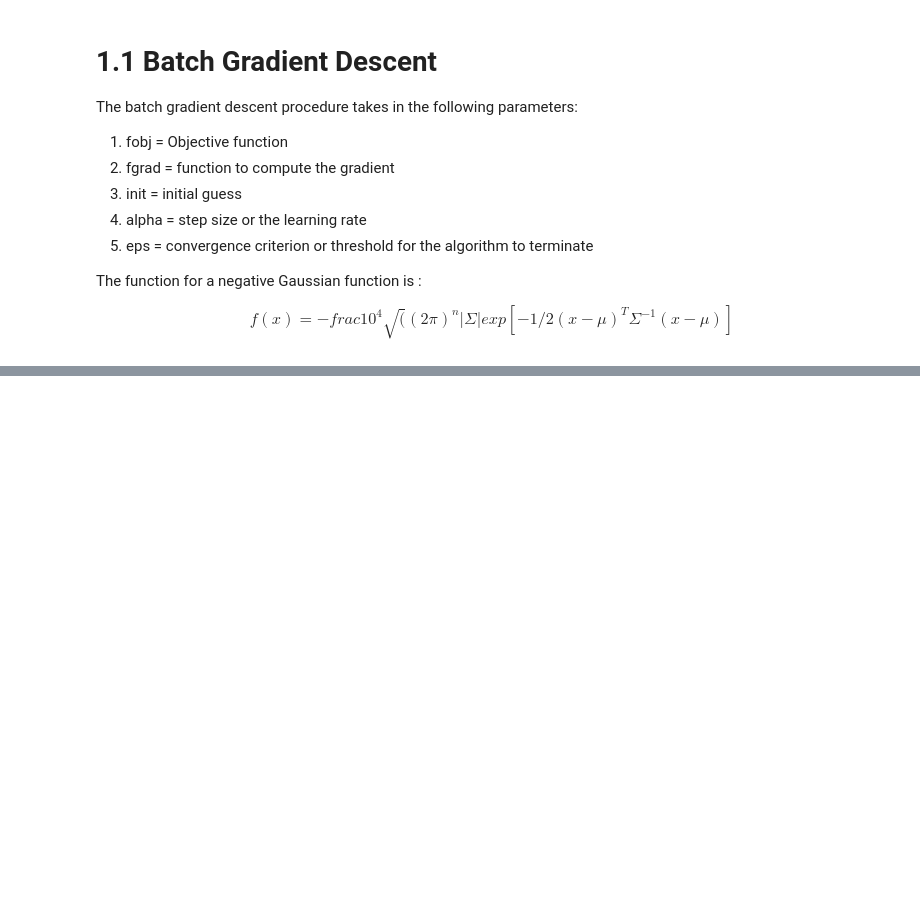
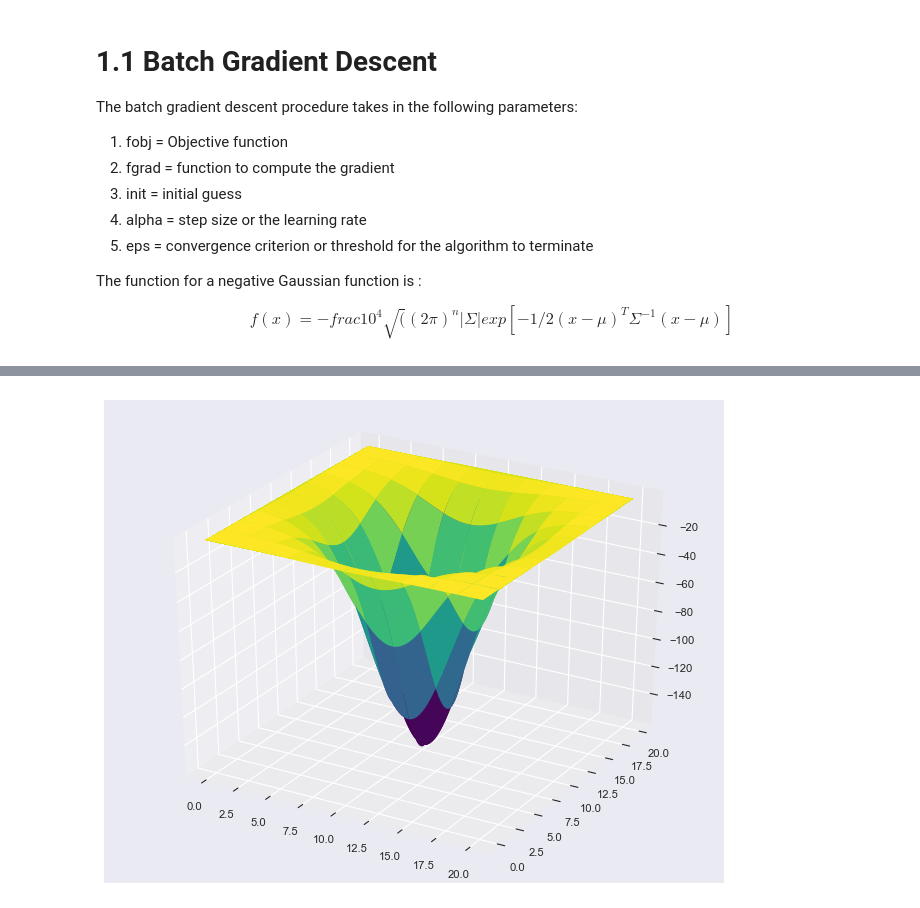
Before and after one commit to kulinseth/ml_courses, a Jupyter notebook: hw1/code/P1/hw1.ipynb, the cells around one changed output, grey strips where cells are left out. Cells and saved outputs as stored; diff of their text form; code cells hidden in the pictures; blank space fills up the shorter version.

```diff
--- a/hw1/code/P1/hw1.ipynb
+++ b/hw1/code/P1/hw1.ipynb
@@ -21,6 +21,9 @@ import numpy as np
 import pandas as pd
 import seaborn as sns
 import pylab as pl
+import matplotlib.pyplot as plt
+from matplotlib import cm
+from mpl_toolkits.mplot3d import Axes3D
 
 def getData():
 
@@ -53,25 +56,26 @@ def getParameters():
 # It returns function, grad as the values
 def neg_gaussian_func(x):
     mu, cov, _, _ = getParameters()
-    mu = mu.reshape((mu.shape[0],1))
-    const = np.sqrt(np.linalg.det(2*np.pi*cov))
-    f = -(1)/const *(np.exp(-1/2*np.dot(np.dot((x-mu).T, np.linalg.inv(cov)),(x-mu))))
+    n = mu.shape[0]
+    const = np.sqrt((2*np.pi)**n *(np.linalg.det(cov)))
+    #f = -((10000)/const)*(np.exp(-1/2*np.dot(np.dot((x-mu).T, np.linalg.inv(cov)),(x-mu))))\
+    f = -(10000.0/const)*(np.exp(-np.einsum('...k,kl,...l->...', x-mu, np.linalg.inv(cov), x-mu)/2))
     return f
 
 def neg_gaussian_grad(x):
     mu, cov, _, _ = getParameters()
-    mu = mu.reshape((mu.shape[0],1))
-    grad = -(neg_gaussian_func(x)*np.dot(np.linalg.inv(cov),(x-mu)))
+    #grad = -(neg_gaussian_func(x)*np.dot(np.linalg.inv(cov),(x-mu)))
+    grad = -(neg_gaussian_func(x)*np.einsum('kl,...l->...k', np.linalg.inv(cov), x-mu))
     return grad
 
 def quadratic_bowl_func(x):
     _, _, A, b = getParameters()
-    f = (1/2*np.dot(np.dot(x.T, A), x) - np.dot(x.T, b))
+    f = ((0.5)*np.einsum('...k,kl,...l->...', x, A, x) - np.einsum('...k,k->...', x, b))
     return f
 
 def quadratic_bowl_grad(x):
     _, _, A, b = getParameters()
-    grad = np.dot(A,x) - np.reshape(b,(b.shape[0], 1))
+    grad = np.dot(A,x) - b
     return grad
 
 def batch_gradient_descent(fobj, fgrad, init, alpha=0.01, eps=10e-8, lambd=0):
@@ -79,32 +83,60 @@ def batch_gradient_descent(fobj, fgrad, init, alpha=0.01, eps=10e-8, lambd=0):
     fgradv = []
     xv = []
     fv = []
-    prev_x = 0.0
-    curr_x = np.asscalar(fobj(x))
-    print curr_x
-    while (np.fabs(curr_x - prev_x) > eps) :
+    curr_fx = fobj(x)
+    while True :
         grad = fgrad(x)
-        prev_x = curr_x
+        prev_fx = curr_fx
+
         # Parameter update
         x = x - np.multiply(alpha, grad)
+
         # Store all the values for viz
         fgradv.append(grad)
         xv.append(x)
-        curr_x = np.asscalar(fobj(x))
-        print np.fabs(curr_x - prev_x)
-    return xv, fgradv
+        fv.append(curr_fx)
+
+        #Update the current value
+        curr_fx = fobj(x)
+        delta_fx = np.fabs(curr_fx - prev_fx)
+        #print x
+        if (delta_fx < eps):
+            break
+
+    return xv, fgradv, fv
 
 if __name__ == '__main__':
     #X, y = getData()
+    N_gauss = 100
+    X_gauss = np.linspace(0, 20, N_gauss)
+    Y_gauss = np.linspace(0, 20, N_gauss)
+    X_gauss, Y_gauss = np.meshgrid(X_gauss, Y_gauss)
+    pos_gauss = np.empty(X_gauss.shape + (2,))
+    pos_gauss[:, :, 0] = X_gauss
+    pos_gauss[:, :, 1] = Y_gauss
+    Z_gauss = neg_gaussian_func(pos_gauss)
 
-    mean, cov, _, _ = getParameters()
-    #data = np.random.multivariate_normal(mean, cov, 200)
-    #print data.shape
-    #df = pd.DataFrame(data, columns=["x", "y"])
-    #sns.jointplot(x="x", y="y", data=df)
-    #sns.jointplot(x="x", y="y", data=df, kind="kde");
-    init = np.random.rand(2,1)
-    init = np.array([[10.0], [12.0]])
-    x, grad = batch_gradient_descent(neg_gaussian_func, neg_gaussian_grad, init)
-    #x, grad = batch_gradient_descent(quadratic_bowl_func, quadratic_bowl_grad, init)
+    # Plot the Negative gaussian function
+    fig = plt.figure(num=None, figsize=(10, 8), dpi=80)
+    ax = fig.gca(projection='3d')
+    ax.plot_surface(X_gauss, Y_gauss, Z_gauss, rstride=10, cstride=10, linewidth=1, antialiased=True,
+                    cmap=cm.viridis)
+
+    cset = ax.contourf(X_gauss, Y_gauss, Z_gauss, zdir='z', offset=-0.15, cmap=cm.viridis)
+    plt.show()
+
+    # Init values
+    init = np.array([0.0, 0.0])
+
+    # The negative guassian minimum function is 10.0, 10.0
+    x_neg, grad_neg, fx_neg = batch_gradient_descent(neg_gaussian_func, neg_gaussian_grad, init)
+
+    # TODO: Plot contour plot showing the effect of the init value
+
+    # TODO: Plot contour plot showing the effect of the step size
+
+    # TODO: Plot contour plot showing the convergence criterion
+
+    # TODO: Norm of the gradient
+    # TODO: Plot the above plots for multiplier of 1, so total of 8 plots
 # %% [output]
@@ -112,0 +143 @@ if __name__ == '__main__':
+[figure, added]
```
Also changed, not shown: parts of 5 cells of this notebook.
